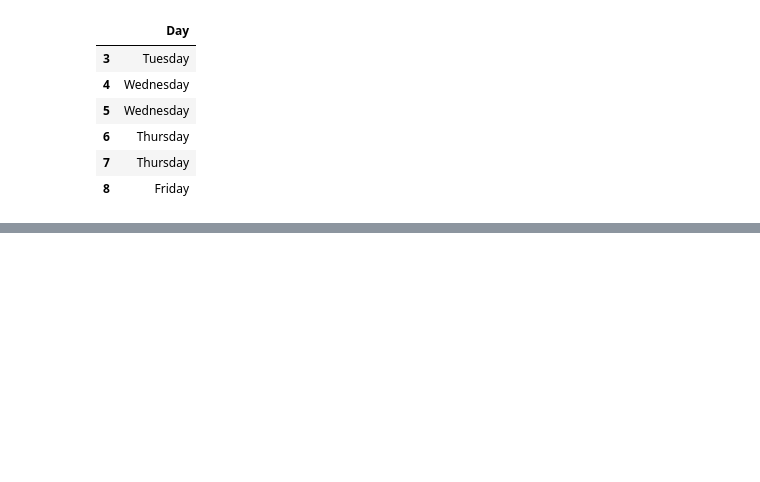
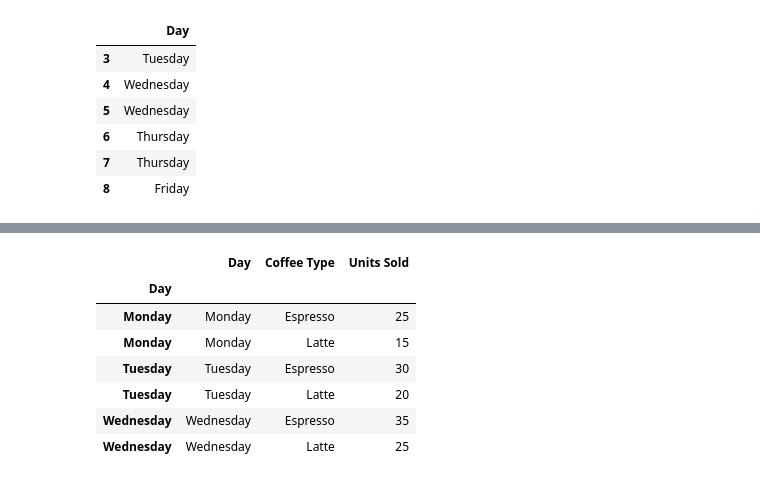
Before and after one commit to omkarpatole1799/numpy, a Jupyter notebook: pandas.ipynb, the cells around one changed output, grey strips where cells are left out. Cells and saved outputs as stored; diff of their text form; code cells hidden in the pictures; blank space fills up the shorter version.

```diff
--- a/pandas.ipynb
+++ b/pandas.ipynb
@@ -154,0 +220,4 @@ coffee_2.iloc[3:9,[0]]
+# %%
+coffee3.index = coffee3["Units Sold"]
+print(coffee3)
+coffee3.loc[15:20]
@@ -154,0 +246,2 @@ coffee_2.iloc[3:9,[0]]
+# %%
+coffee3.index = coffee3["Day"]
@@ -154,0 +267,11 @@ coffee_2.iloc[3:9,[0]]
+# %%
+coffee3.loc["Monday":"Wednesday"]
+# %% [output]
+|  | Day | Coffee Type | Units Sold |
+| Day |  |  |  |
+| Monday | Monday | Espresso | 25 |
+| Monday | Monday | Latte | 15 |
+| Tuesday | Tuesday | Espresso | 30 |
+| Tuesday | Tuesday | Latte | 20 |
+| Wednesday | Wednesday | Espresso | 35 |
+| Wednesday | Wednesday | Latte | 25 |
```
Also changed, not shown: parts of 6 cells of this notebook.
